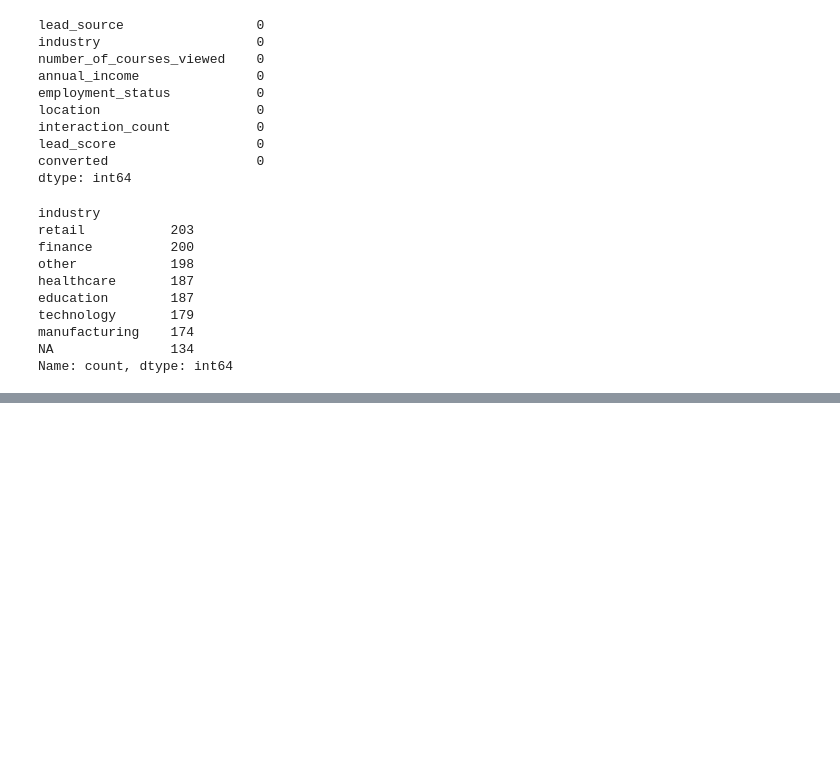
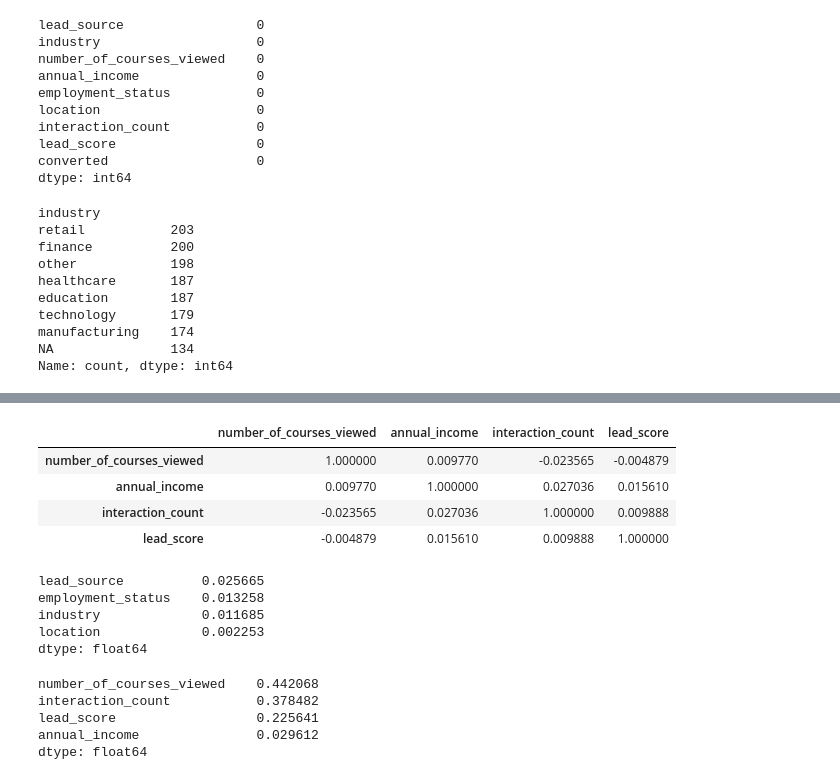
Before and after one commit to ungsur/machine-learning-zoomcamp-homework, a Jupyter notebook: 03-classification/Homework 3.ipynb, the cells around one changed output, grey strips where cells are left out. Saved outputs shown, nothing was run; the diff lists cells and outputs as text; code cells hidden in the pictures; blank space fills up the shorter version.

```diff
--- a/03-classification/Homework 3.ipynb
+++ b/03-classification/Homework 3.ipynb
@@ -137,0 +259,8 @@ AttributeError: 'Series' object has no attribute 'corrwith'
+# %%
+fdf[['number_of_courses_viewed', 'annual_income', 'interaction_count', 'lead_score']].corr()
+# %% [output]
+|  | number_of_courses_viewed | annual_income | interaction_count | lead_score |
+| number_of_courses_viewed | 1.000000 | 0.009770 | -0.023565 | -0.004879 |
+| annual_income | 0.009770 | 1.000000 | 0.027036 | 0.015610 |
+| interaction_count | -0.023565 | 0.027036 | 1.000000 | 0.009888 |
+| lead_score | -0.004879 | 0.015610 | 0.009888 | 1.000000 |
@@ -137,0 +270,17 @@ AttributeError: 'Series' object has no attribute 'corrwith'
+# %%
+mi = df_full_train[categorical].apply(mutual_info_converted_score)
+mi.sort_values(ascending=False)
+# %% [output]
+lead_source          0.025665
+employment_status    0.013258
+industry             0.011685
+location             0.002253
+dtype: float64
+# %%
+df_full_train[numerical].corrwith(df_full_train.converted).sort_values(ascending=False)
+# %% [output]
+number_of_courses_viewed    0.442068
+interaction_count           0.378482
+lead_score                  0.225641
+annual_income               0.029612
+dtype: float64
```
Also changed, not shown: parts of 29 cells of this notebook.
